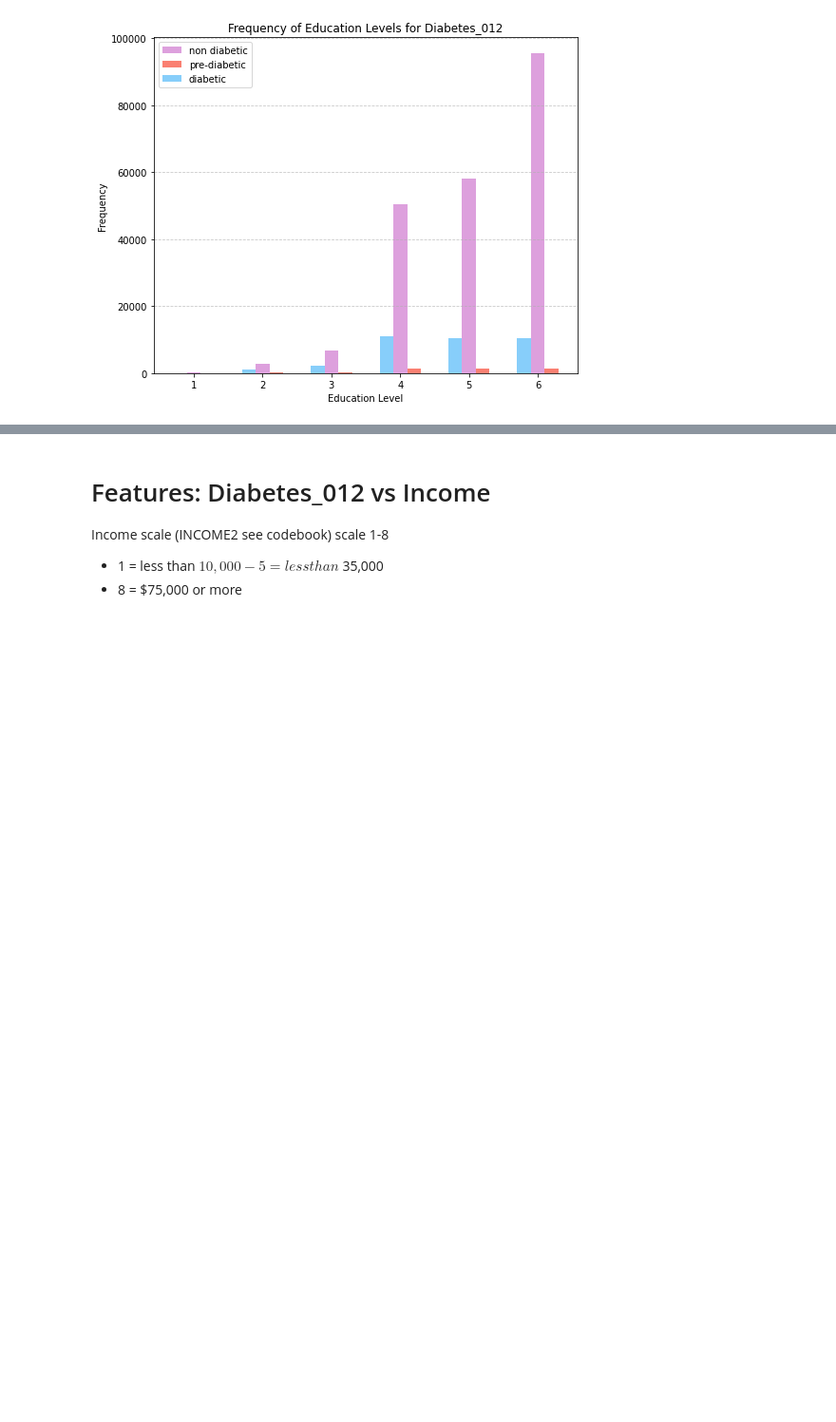
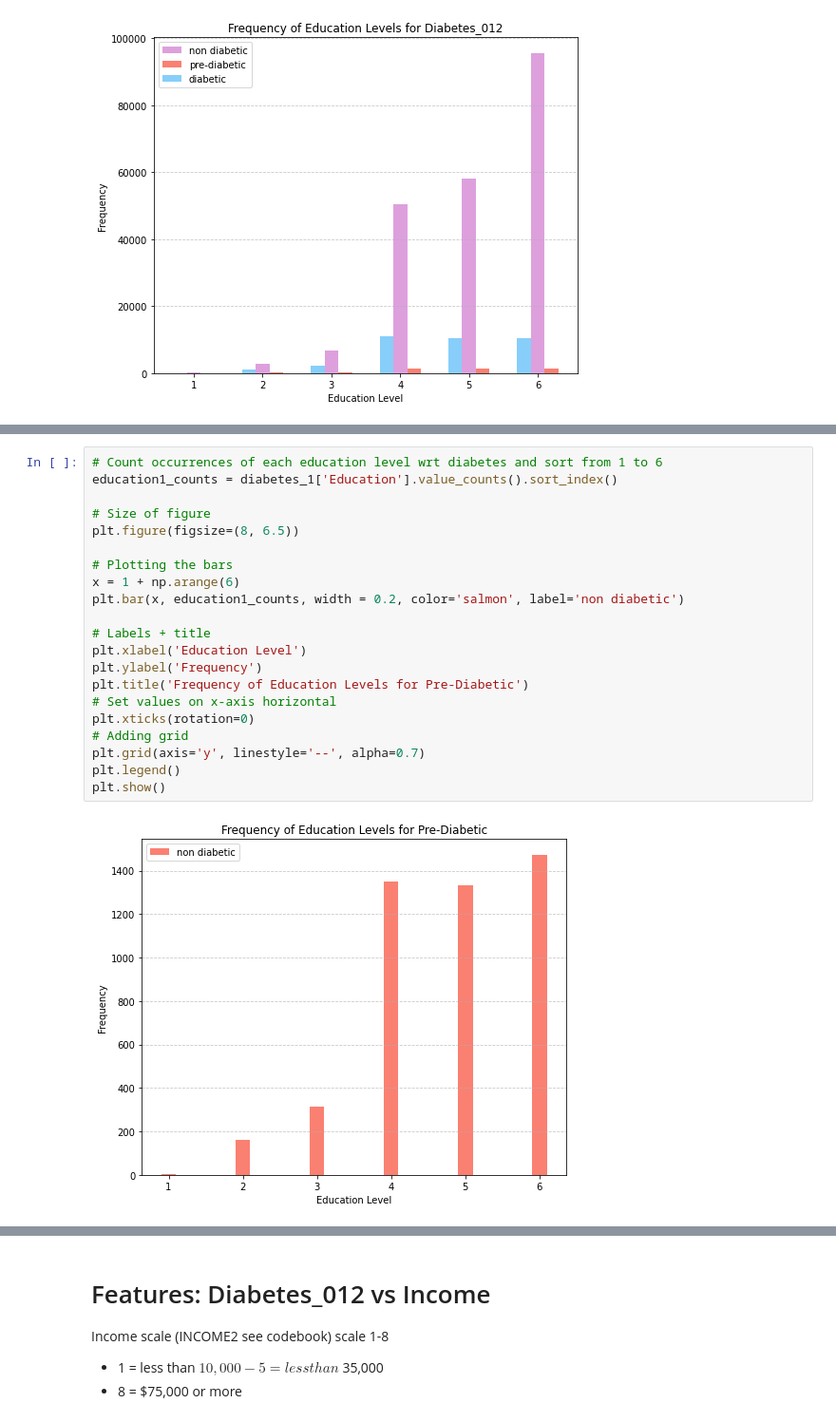
Before and after one commit to einavrobyncohen/ML-92, a Jupyter notebook: Visualization_diabetes_socioeconomic.ipynb, the cells around one changed output, grey strips where cells are left out. Shown at 95% size. Drawn from its saved outputs; the diff is of its cells as text; blank space fills up the shorter version.

```diff
--- a/Visualization_diabetes_socioeconomic.ipynb
+++ b/Visualization_diabetes_socioeconomic.ipynb
@@ -53,0 +77,23 @@ plt.show()
+# %%
+# Count occurrences of each education level wrt diabetes and sort from 1 to 6
+education1_counts = diabetes_1['Education'].value_counts().sort_index()
+
+# Size of figure
+plt.figure(figsize=(8, 6.5))
+
+# Plotting the bars
+x = 1 + np.arange(6)
+plt.bar(x, education1_counts, width = 0.2, color='salmon', label='non diabetic')
+
+# Labels + title
+plt.xlabel('Education Level')
+plt.ylabel('Frequency')
+plt.title('Frequency of Education Levels for Pre-Diabetic')
+# Set values on x-axis horizontal
+plt.xticks(rotation=0)
+# Adding grid
+plt.grid(axis='y', linestyle='--', alpha=0.7)
+plt.legend()
+plt.show()
+# %% [output]
+[figure, added]
```
Also changed, not shown: parts of 3 cells of this notebook.
